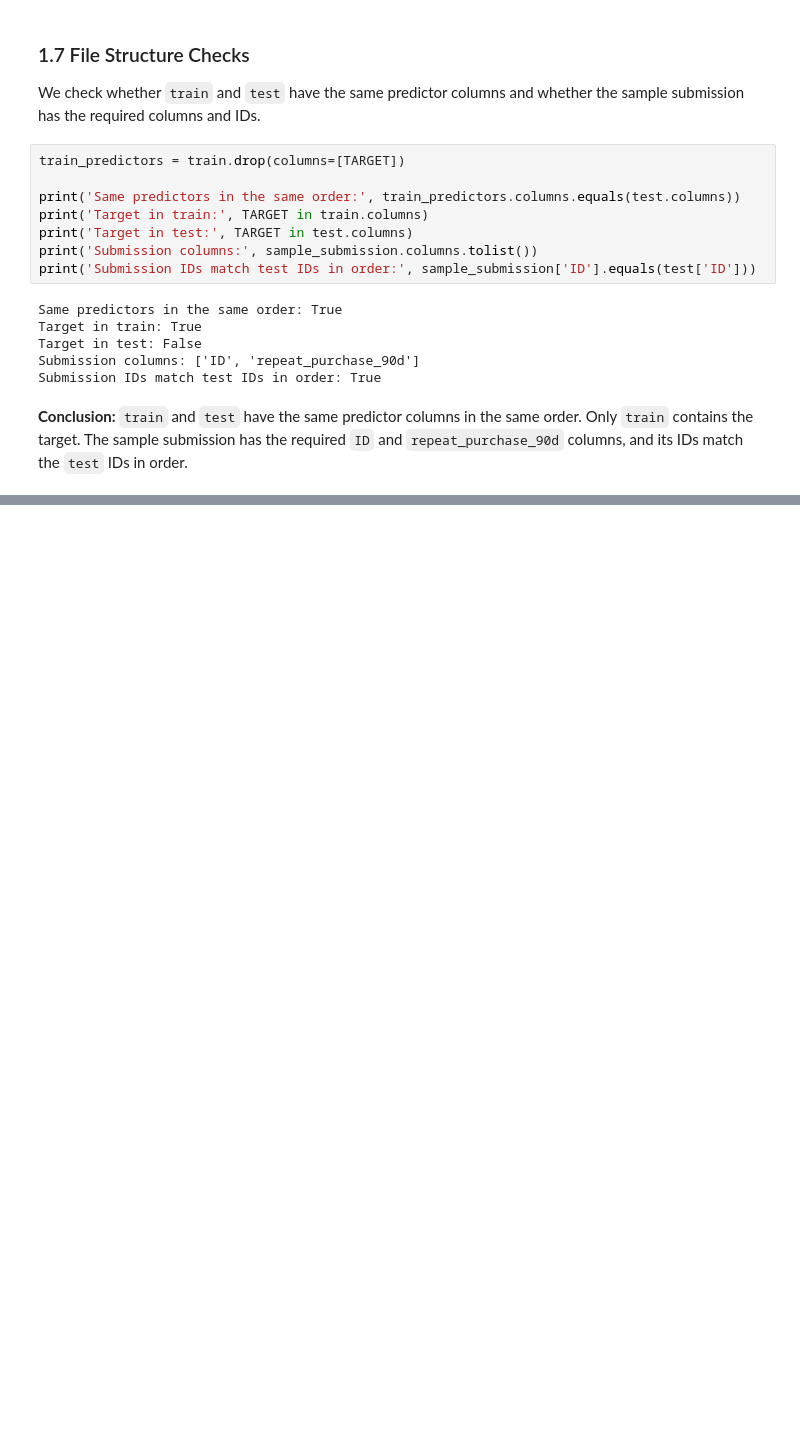
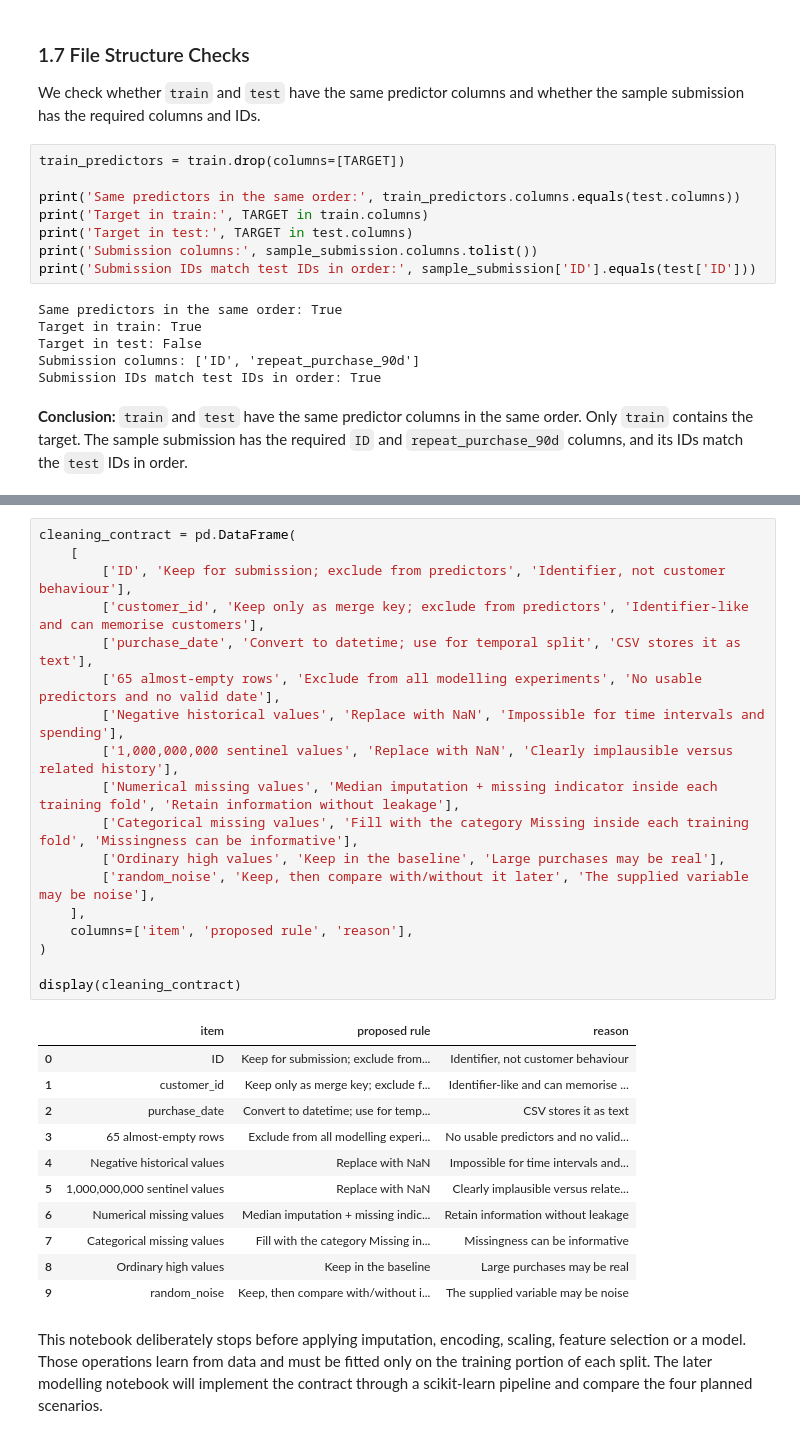
Before and after one commit to alfredosoudo21/ML_Group_04, a Jupyter notebook: notebooks/01_data_exploration.ipynb, the cells around one changed output, grey strips where cells are left out. Cells and saved outputs as stored; diff of their text form; blank space fills up the shorter version.

```diff
--- a/notebooks/01_data_exploration.ipynb
+++ b/notebooks/01_data_exploration.ipynb
@@ -421,0 +576,32 @@ Submission IDs match test IDs in order: True
+# %%
+cleaning_contract = pd.DataFrame(
+    [
+        ['ID', 'Keep for submission; exclude from predictors', 'Identifier, not customer behaviour'],
+        ['customer_id', 'Keep only as merge key; exclude from predictors', 'Identifier-like and can memorise customers'],
+        ['purchase_date', 'Convert to datetime; use for temporal split', 'CSV stores it as text'],
+        ['65 almost-empty rows', 'Exclude from all modelling experiments', 'No usable predictors and no valid date'],
+        ['Negative historical values', 'Replace with NaN', 'Impossible for time intervals and spending'],
+        ['1,000,000,000 sentinel values', 'Replace with NaN', 'Clearly implausible versus related history'],
+        ['Numerical missing values', 'Median imputation + missing indicator inside each training fold', 'Retain information without leakage'],
+        ['Categorical missing values', 'Fill with the category Missing inside each training fold', 'Missingness can be informative'],
+        ['Ordinary high values', 'Keep in the baseline', 'Large purchases may be real'],
+        ['random_noise', 'Keep, then compare with/without it later', 'The supplied variable may be noise'],
+    ],
+    columns=['item', 'proposed rule', 'reason'],
+)
+
+display(cleaning_contract)
+# %% [output]
+|  | item | proposed rule | reason |
+| 0 | ID | Keep for submission; exclude from... | Identifier, not customer behaviour |
+| 1 | customer_id | Keep only as merge key; exclude f... | Identifier-like and can memorise ... |
+| 2 | purchase_date | Convert to datetime; use for temp... | CSV stores it as text |
+| 3 | 65 almost-empty rows | Exclude from all modelling experi... | No usable predictors and no valid... |
+| 4 | Negative historical values | Replace with NaN | Impossible for time intervals and... |
+| 5 | 1,000,000,000 sentinel values | Replace with NaN | Clearly implausible versus relate... |
+| 6 | Numerical missing values | Median imputation + missing indic... | Retain information without leakage |
+| 7 | Categorical missing values | Fill with the category Missing in... | Missingness can be informative |
+| 8 | Ordinary high values | Keep in the baseline | Large purchases may be real |
+| 9 | random_noise | Keep, then compare with/without i... | The supplied variable may be noise |
+# %% [markdown]
+This notebook deliberately stops before applying imputation, encoding, scaling, feature selection or a model. Those operations learn from data and must be fitted only on the training portion of each split. The later modelling notebook will implement the contract through a scikit-learn pipeline and compare the four planned scenarios.
```
Also changed, not shown: parts of 36 cells of this notebook.
